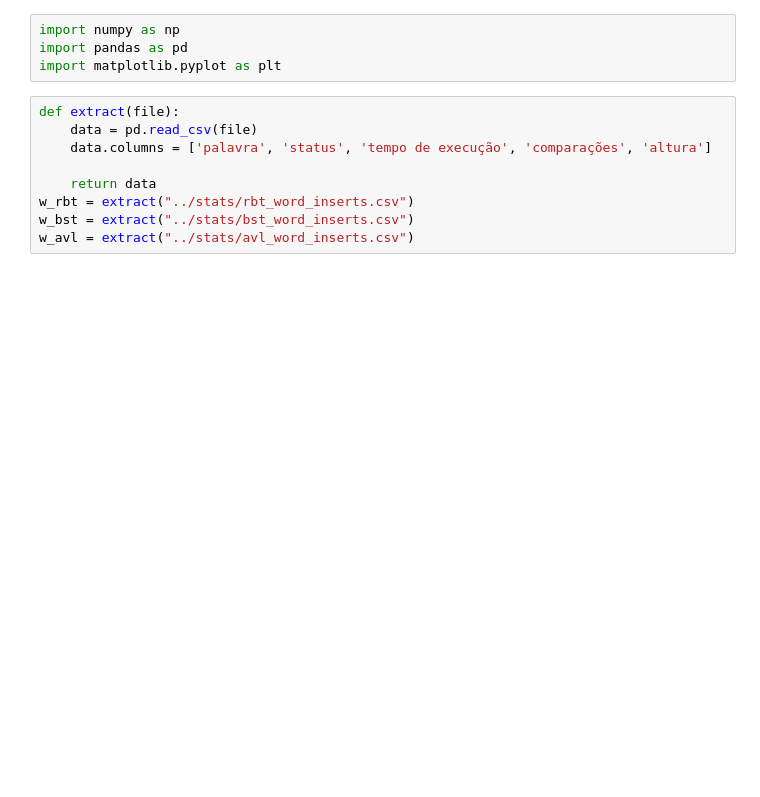
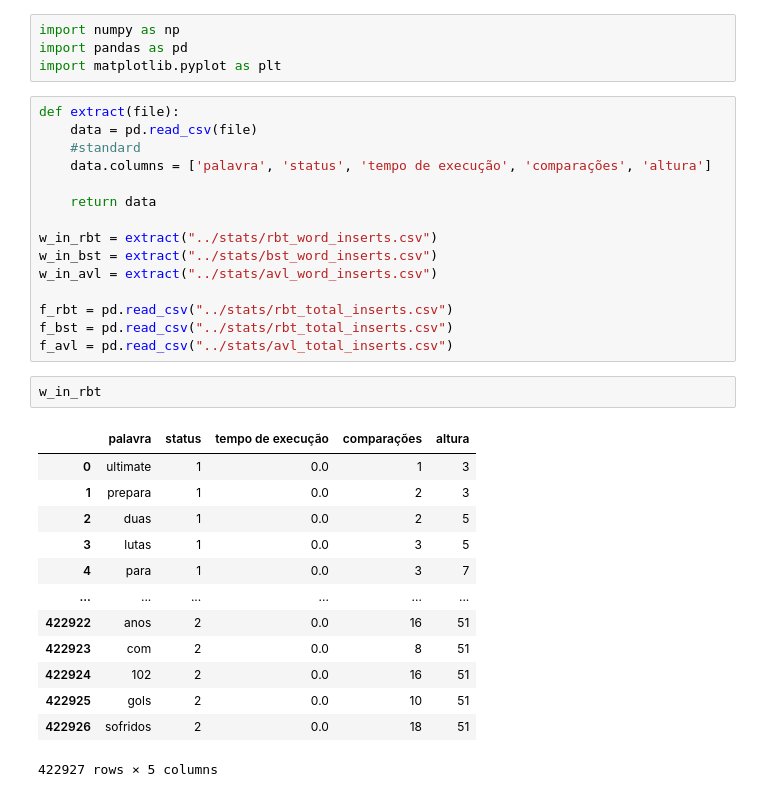
Before and after one commit to szacomelli/ed-inv-index, a Jupyter notebook: src/data.ipynb, the cells around one changed output. Saved outputs shown, nothing was run; the diff lists cells and outputs as text; blank space fills up the shorter version.

```diff
--- a/src/data.ipynb
+++ b/src/data.ipynb
@@ -5,9 +5,31 @@ import matplotlib.pyplot as plt
 # %%
 def extract(file):
     data = pd.read_csv(file)
+    #standard
     data.columns = ['palavra', 'status', 'tempo de execução', 'comparações', 'altura']
 
     return data
-w_rbt = extract("../stats/rbt_word_inserts.csv")
-w_bst = extract("../stats/bst_word_inserts.csv")
-w_avl = extract("../stats/avl_word_inserts.csv")
+
+w_in_rbt = extract("../stats/rbt_word_inserts.csv")
+w_in_bst = extract("../stats/bst_word_inserts.csv")
+w_in_avl = extract("../stats/avl_word_inserts.csv")
+
+f_rbt = pd.read_csv("../stats/rbt_total_inserts.csv")
+f_bst = pd.read_csv("../stats/rbt_total_inserts.csv")
+f_avl = pd.read_csv("../stats/avl_total_inserts.csv")
+# %%
+w_in_rbt
+# %% [output]
+|  | palavra | status | tempo de execução | comparações | altura |
+| 0 | ultimate | 1 | 0.0 | 1 | 3 |
+| 1 | prepara | 1 | 0.0 | 2 | 3 |
+| 2 | duas | 1 | 0.0 | 2 | 5 |
+| 3 | lutas | 1 | 0.0 | 3 | 5 |
+| 4 | para | 1 | 0.0 | 3 | 7 |
+| ... | ... | ... | ... | ... | ... |
+| 422922 | anos | 2 | 0.0 | 16 | 51 |
+| 422923 | com | 2 | 0.0 | 8 | 51 |
+| 422924 | 102 | 2 | 0.0 | 16 | 51 |
+| 422925 | gols | 2 | 0.0 | 10 | 51 |
+| 422926 | sofridos | 2 | 0.0 | 18 | 51 |
+422927 rows × 5 columns
```
Also changed, not shown: parts of 5 cells of this notebook.
